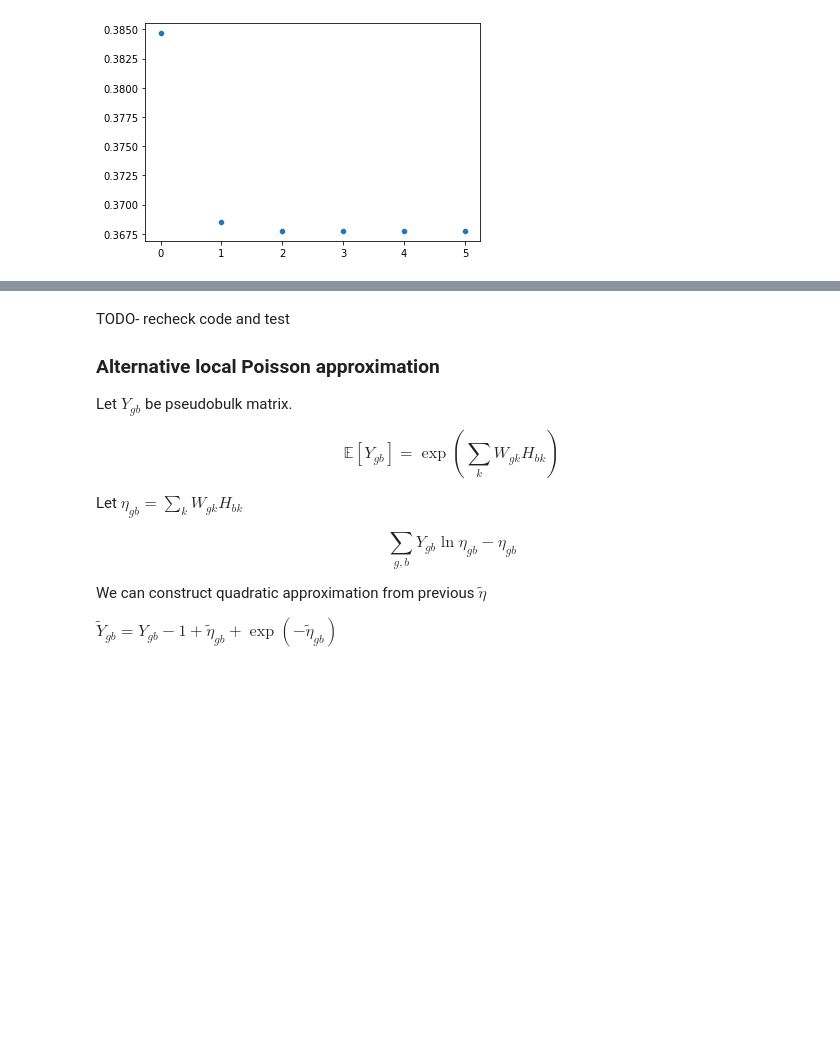
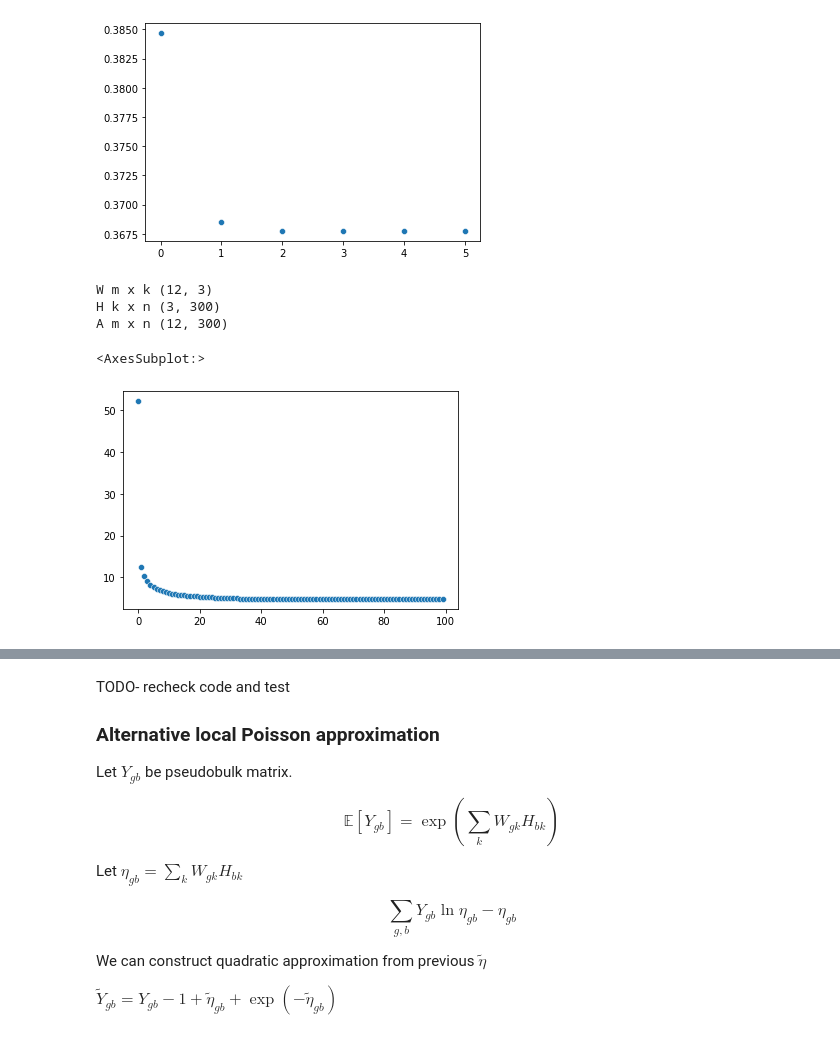
Before and after one commit to causalpathlab/asapp, a Jupyter notebook: asapp/00_newton_method.ipynb, the cells around one changed output, grey strips where cells are left out. Cells and saved outputs as stored; diff of their text form; code cells hidden in the pictures; blank space fills up the shorter version.

Commit message:
nmf with least sqrs + active set

```diff
--- a/asapp/00_newton_method.ipynb
+++ b/asapp/00_newton_method.ipynb
@@ -75,20 +75,48 @@ import numpy as np
 import pandas as pd
 from numpy.random import normal
 np.random.seed(37)
-dfht = pd.DataFrame([
+
+df_w = pd.DataFrame([
+[0.8,0.15,0.05],
+[0.75,0.15,0.1],
 [0.8,0.15,0.05],
 [0.75,0.15,0.1],
 [0.15,0.05,0.8],
+[0.15,0.05,0.8],
+[0.15,0.05,0.8],
+[0.15,0.05,0.8],
+[0.05,0.8,0.15],
+[0.05,0.8,0.15],
+[0.05,0.8,0.15],
 [0.05,0.8,0.15],
 ])
 
-a = list(normal(5,1,10)) + list(normal(1,1,10)) + list(normal(1,1,10))
-b = list(normal(1,1,10)) + list(normal(1,1,10)) + list(normal(5,1,10))
-c = list(normal(1,1,10)) + list(normal(5,1,10)) + list(normal(1,1,10))
-dfwt = pd.DataFrame([a,b,c])
+print('W m x k',df_w.shape)
+
+a = list(normal(5,1,100)) + list(normal(1,1,100)) + list(normal(1,1,100))
+b = list(normal(1,1,100)) + list(normal(1,1,100)) + list(normal(5,1,100))
+c = list(normal(1,1,100)) + list(normal(5,1,100)) + list(normal(1,1,100))
+df_h = pd.DataFrame([a,b,c])
+
+print('H k x n',df_h.shape)
 
 
-dfy = pd.DataFrame(np.dot(dfwt.T.to_numpy(),dfht.T.to_numpy()))
+df_y = pd.DataFrame(np.dot(df_w.to_numpy(),df_h.to_numpy()))
+print('A m x n',df_y.shape)
+# %% [output]
+W m x k (12, 3)
+H k x n (3, 300)
+A m x n (12, 300)
+# %%
+import numpy as np
+import _nmf
+import importlib
+importlib.reload(_nmf)
+model = _nmf.als_activeset(df_y.to_numpy(),3,100)
+sns.scatterplot(range(len(model['loss'])),model['loss'])
+# %% [output]
+<AxesSubplot:>
+[figure, added]
 # %%
 from sklearn.decomposition import NMF
 model = NMF(n_components=3, init='random', random_state=0)
```
Also changed, not shown: parts of 3 cells of this notebook, 3 other files.
